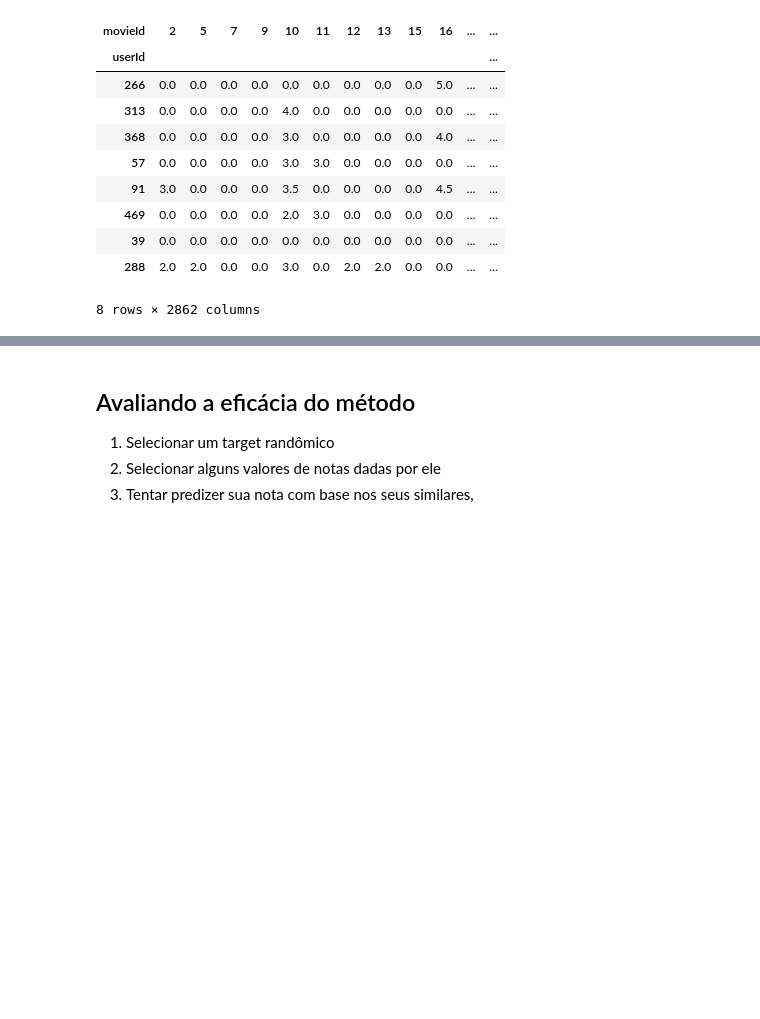
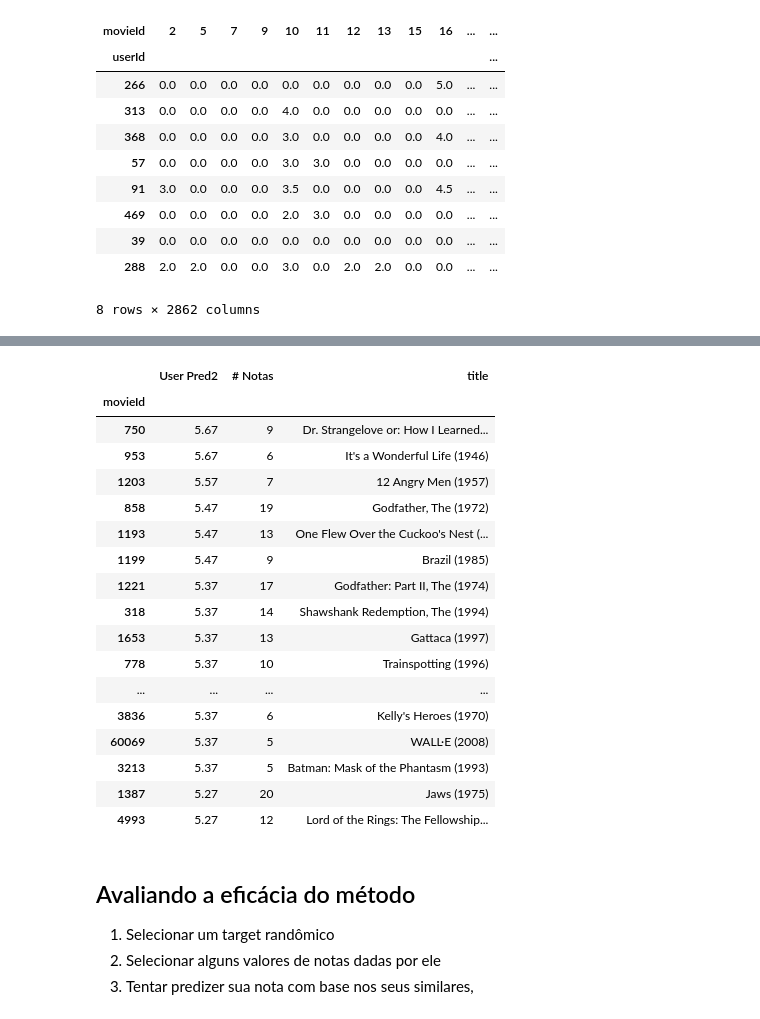
Before and after one commit to xnes/recsys, a Jupyter notebook: rec_sys_apresentacao.ipynb, the cells around one changed output, grey strips where cells are left out. Drawn from its saved outputs; the diff is of its cells as text; code cells hidden in the pictures; blank space fills up the shorter version.

Commit message:
mean-centered ok

```diff
--- a/rec_sys_apresentacao.ipynb
+++ b/rec_sys_apresentacao.ipynb
@@ -45,6 +45,9 @@ def eliminar_colunas_zeradas(matriz):
 
 def listar_nomes_filmes(indices):
     return movies.loc[indices]['title'].values.tolist()
+
+def get_media_avaliacao(usuario_, decimais=2):
+    return round(ratings[ratings['userId'].isin([usuario_])]['rating'].mean(),decimais)
 # %%
 n_ratings = len(ratings)
 n_users = len(ratings['userId'].unique())
@@ -277,3 +298,60 @@ recomendacao.T.sort_values(by=['User Pred','# Notas',],ascending=False).head(qtd
+# %%
+def predizer_notas_userb_meanc(target, filmes, matriz_similaridade = users_cosine, matriz_dados = moviesX_usersY, k=25, min_threshold=0):
+                                            # min_threshold: qtd mínima de notas para ser considerada ao recomendar um filme
+    similares = obter_mais_similares(target, matriz_similaridade, 25)
+
+    resultado = pd.DataFrame(columns=filmes, index=['User Pred2', '# Notas'] )
+    resultado.columns.name = 'movieId'
+    media_target = get_media_avaliacao(target)
+    for filme in filmes:
+        numerador = 0
+        denominador = 0
+        qtd_notas = 0
+        for similar in similares.index:
+            nota = matriz_dados.loc[similar,filme]
+            if (nota != 0):
+                coeficiente = similares[similar]
+                numerador += coeficiente * (nota - get_media_avaliacao(similar))
+                denominador += coeficiente
+                qtd_notas += 1
+        if (qtd_notas < min_threshold):
+            resultado = resultado.drop([filme], axis=1) #se a qt de notas for menor que limiar, descartar coluna com informação daquele filme
+        else: #se não, prencher a nota calculada da média ponderada e a qtd de notas dadas
+            try:
+                resultado.at['User Pred2',filme] = media_target + round(numerador/denominador,1)
+            except:
+                #print(f"filme:{filme}, numerador:{numerador}, denominador: {denominador}, qt. notas: {qtd_notas}.")
+                resultado.at['User Pred2',filme] = 0
+            resultado.at['# Notas',filme] = qtd_notas
+    return resultado
+# %%
+qtd_sugestoes = 20 #qtd de sugestões para exibir na tela
+
+filmes_vistos_pelo_usuario = listar_filmes_ja_vistos(target)
+filmes_vistos_pelos_similares = listar_filmes_ja_vistos(usuarios_mais_similares.values.tolist())
+filmes_a_avaliar = list(set(filmes_vistos_pelos_similares)-set(filmes_vistos_pelo_usuario))
+recomendacao = predizer_notas_userb_meanc(target, filmes_a_avaliar, users_cosine, moviesX_usersY, 25, 5)
+#recomendacao
+recomendacao.T.sort_values(by=['User Pred2','# Notas',],ascending=False).head(qtd_sugestoes).join(movies[['title']], on=["movieId"])
+# %% [output]
+|  | User Pred2 | # Notas | title |
+| movieId |  |  |  |
+| 750 | 5.67 | 9 | Dr. Strangelove or: How I Learned... |
+| 953 | 5.67 | 6 | It's a Wonderful Life (1946) |
+| 1203 | 5.57 | 7 | 12 Angry Men (1957) |
+| 858 | 5.47 | 19 | Godfather, The (1972) |
+| 1193 | 5.47 | 13 | One Flew Over the Cuckoo's Nest (... |
+| 1199 | 5.47 | 9 | Brazil (1985) |
+| 1221 | 5.37 | 17 | Godfather: Part II, The (1974) |
+| 318 | 5.37 | 14 | Shawshank Redemption, The (1994) |
+| 1653 | 5.37 | 13 | Gattaca (1997) |
+| 778 | 5.37 | 10 | Trainspotting (1996) |
+| ... | ... | ... | ... |
+| 3836 | 5.37 | 6 | Kelly's Heroes (1970) |
+| 60069 | 5.37 | 5 | WALL·E (2008) |
+| 3213 | 5.37 | 5 | Batman: Mask of the Phantasm (1993) |
+| 1387 | 5.27 | 20 | Jaws (1975) |
+| 4993 | 5.27 | 12 | Lord of the Rings: The Fellowship... |
 # %% [markdown]
 ## Avaliando a eficácia do método
 1. Selecionar um target randômico
```
Also changed, not shown: parts of 9 cells of this notebook, 1 other file.
